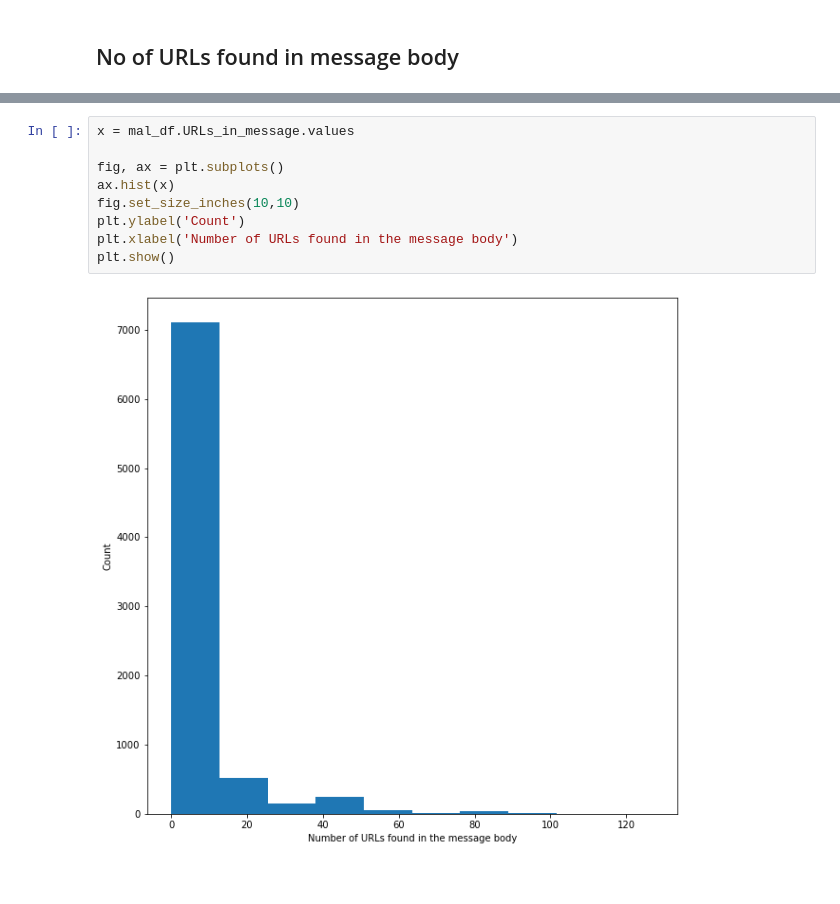
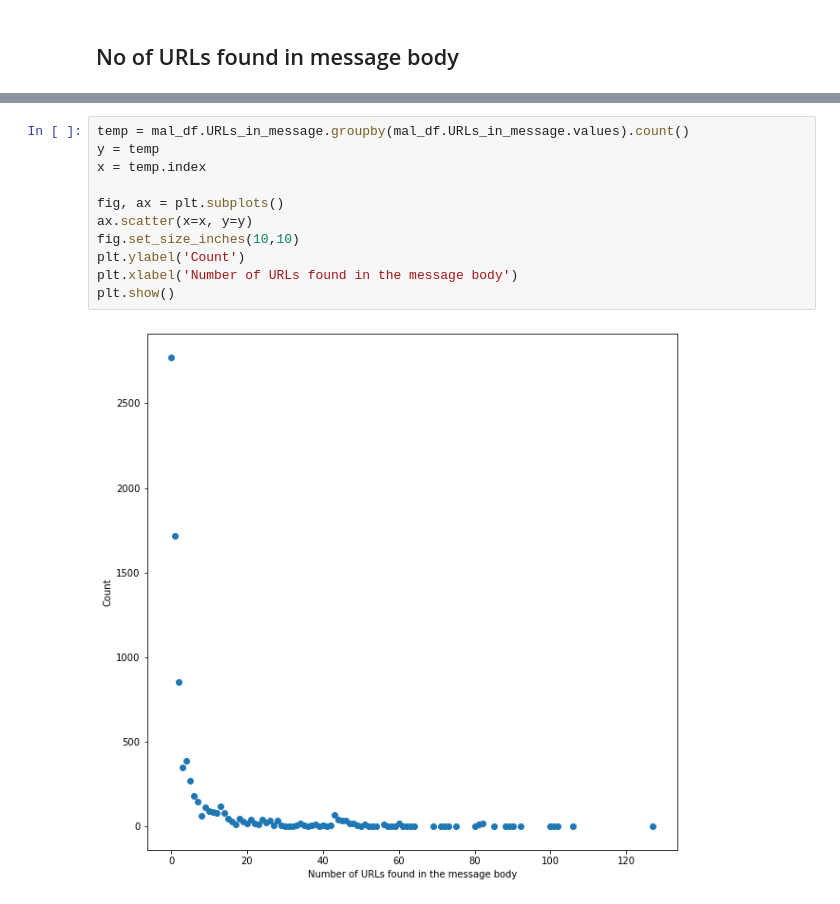
Before and after one commit to chandieka/PhishingClassifier, a Jupyter notebook: visualization.ipynb, the cells around one changed output, grey strips where cells are left out. Drawn from its saved outputs; the diff is of its cells as text.

```diff
--- a/visualization.ipynb
+++ b/visualization.ipynb
@@ -115,12 +146,14 @@ plt.show()
 # %%
-x = mal_df.URLs_in_message.values
+temp = mal_df.URLs_in_message.groupby(mal_df.URLs_in_message.values).count()
+y = temp
+x = temp.index
 
 fig, ax = plt.subplots()
-ax.hist(x)
+ax.scatter(x=x, y=y)
 fig.set_size_inches(10,10)
 plt.ylabel('Count')
 plt.xlabel('Number of URLs found in the message body')
 plt.show()
 # %% [output]
-[figure, old version]
+[figure, new version]
 # %%
```
Also changed, not shown: parts of 13 cells of this notebook.
